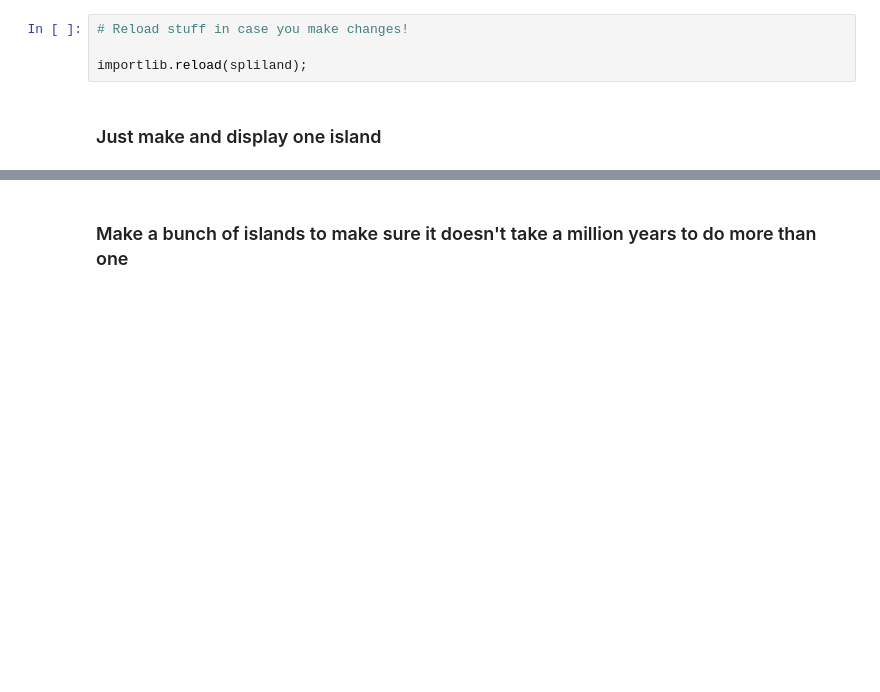
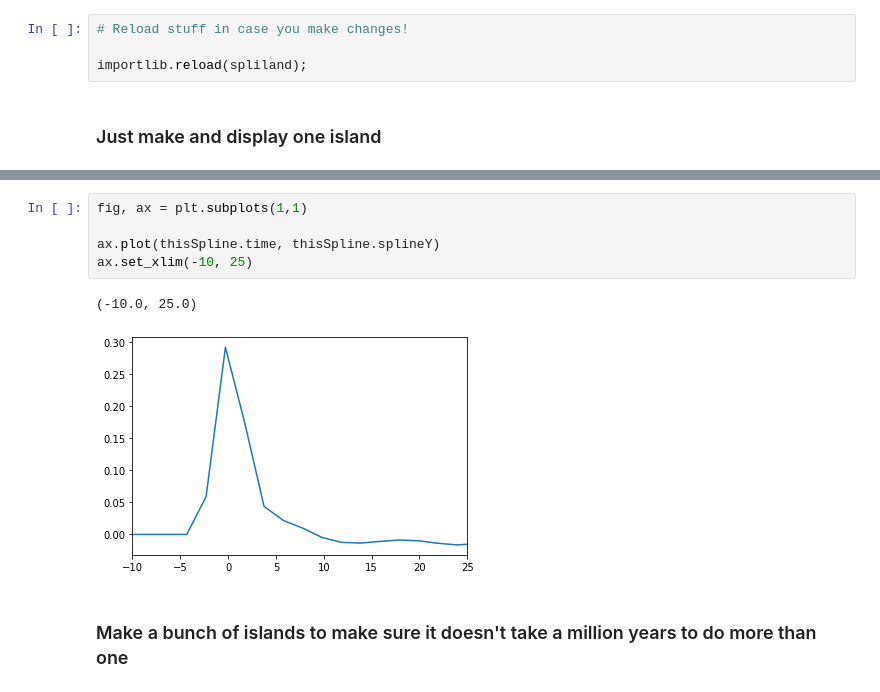
Before and after one commit to Lars314/gm2, a Jupyter notebook: pileup_ml/island_object_test.ipynb, the cells around one changed output, grey strips where cells are left out. Drawn from its saved outputs; the diff is of its cells as text; blank space fills up the shorter version.

```diff
--- a/pileup_ml/island_object_test.ipynb
+++ b/pileup_ml/island_object_test.ipynb
@@ -42,3 +74,11 @@ Sampling this spline with a deltaT of 1.25 ns
+# %%
+fig, ax = plt.subplots(1,1)
+
+ax.plot(thisSpline.time, thisSpline.splineY)
+ax.set_xlim(-10, 25)
+# %% [output]
+(-10.0, 25.0)
+[figure, added]
 # %% [markdown]
 ### Make a bunch of islands to make sure it doesn't take a million years to do more than one
 # %%
```
Also changed, not shown: parts of 5 cells of this notebook, 4 other files.
